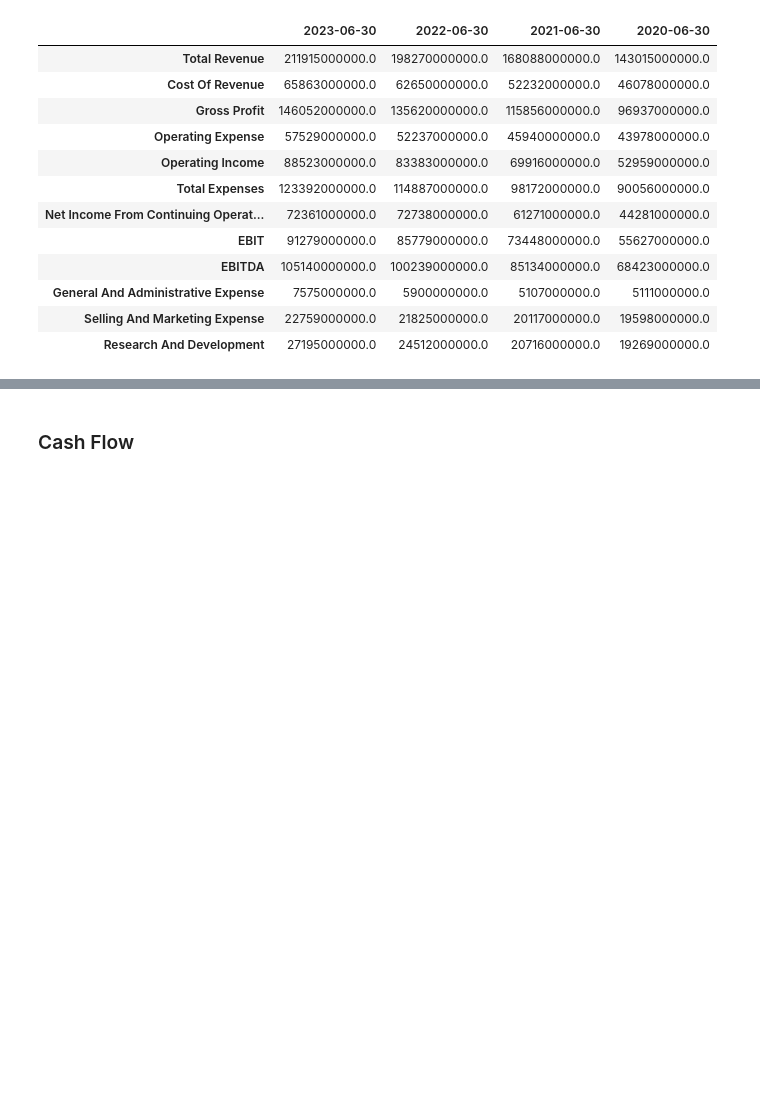
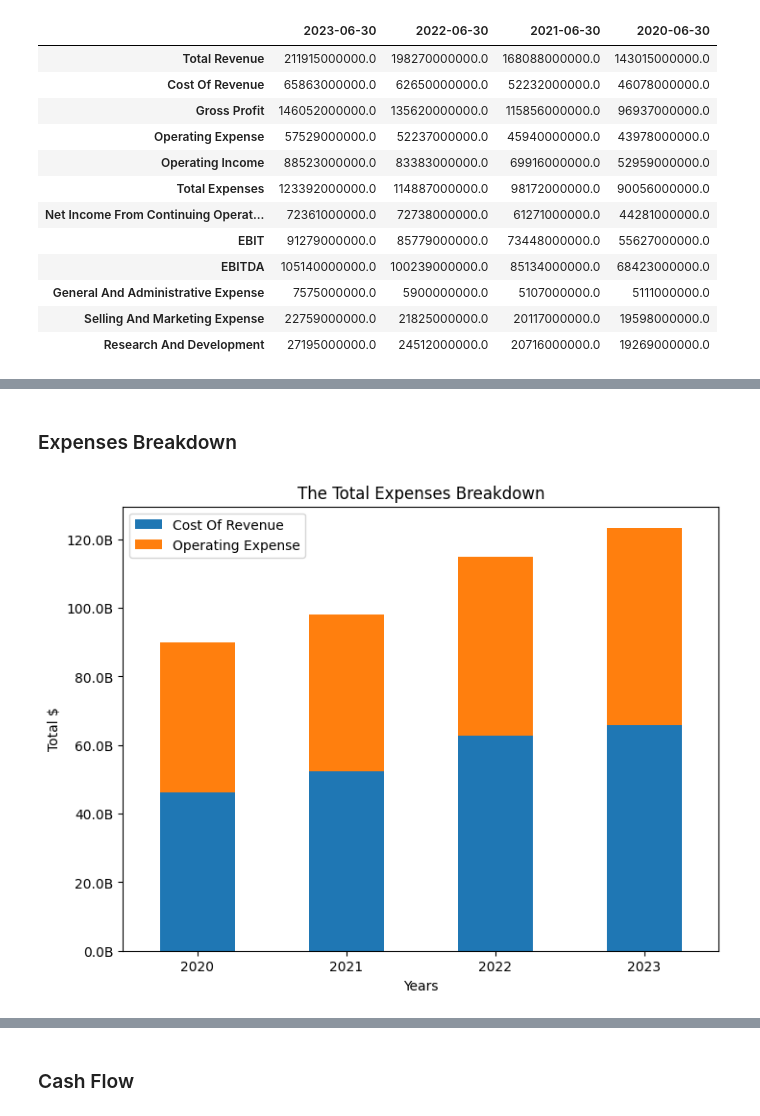
Before and after one commit to paty-oliveira/data-analysis-playground, a Jupyter notebook: stock-analysis/fundamental-analysis/index.ipynb, the cells around one changed output, grey strips where cells are left out. Saved outputs shown, nothing was run; the diff lists cells and outputs as text; code cells hidden in the pictures; blank space fills up the shorter version.

```diff
--- a/stock-analysis/fundamental-analysis/index.ipynb
+++ b/stock-analysis/fundamental-analysis/index.ipynb
@@ -401,0 +442,15 @@ df_income_stmt
+# %% [markdown]
+### Expenses Breakdown
+# %%
+x_group = 4
+x_values = pd.DatetimeIndex(df_income_stmt.index).year
+y_values = df_income_stmt.loc[:, ["Cost Of Revenue", "Operating Expense"]]
+settings = {
+    "title": "The Total Expenses Breakdown",
+    "xlabel": "Years",
+    "ylabel": "Total $",
+    "is_y_axis_formatted": True,
+}
+display_stacked_bar_plot(x_group, x_values, y_values, settings)
+# %% [output]
+[figure, added]
```
Also changed, not shown: parts of 14 cells of this notebook.
